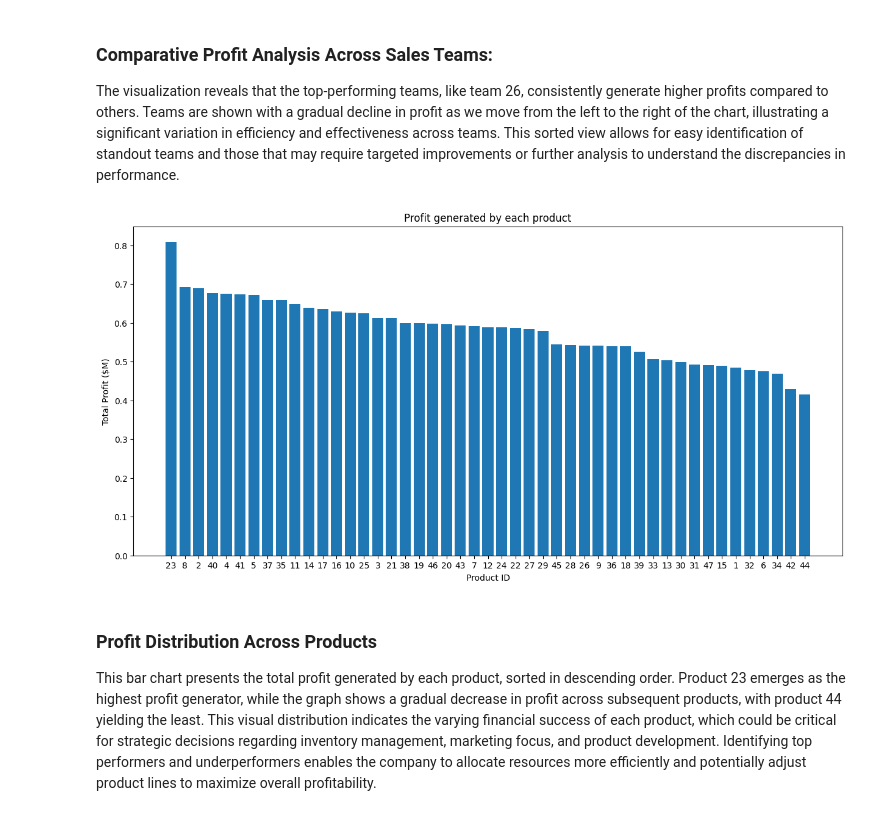
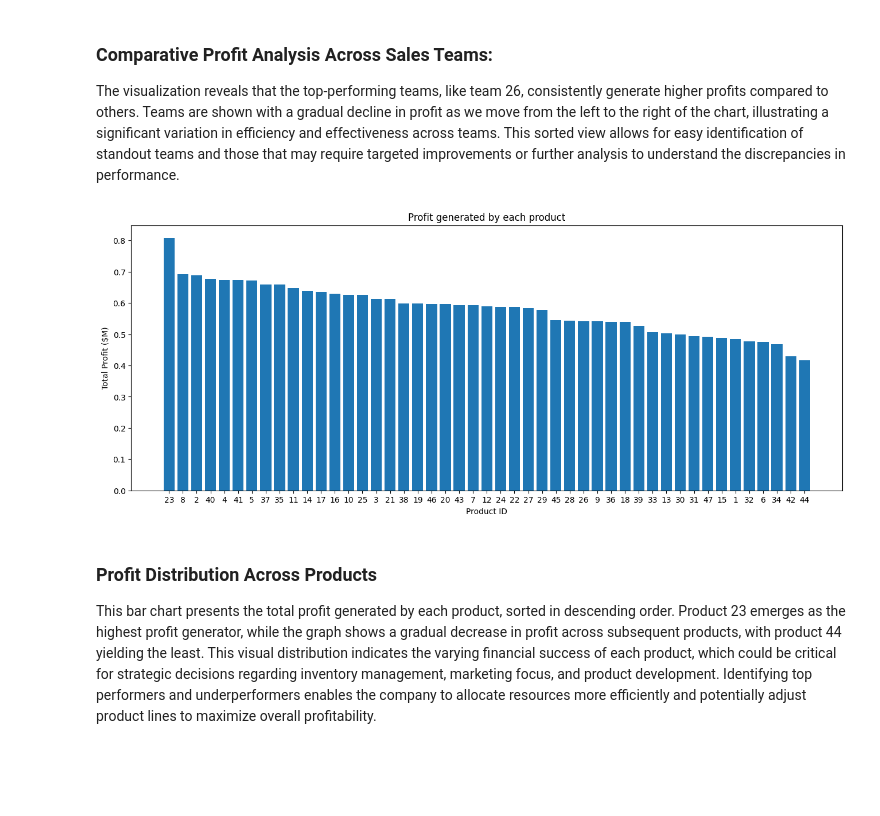
Before and after one commit to NataliaMikh/supply-chain-analysis, a Jupyter notebook: main.ipynb, the cells around one changed output. Cells and saved outputs as stored; diff of their text form; code cells hidden in the pictures; blank space fills up the shorter version.

```diff
--- a/main.ipynb
+++ b/main.ipynb
@@ -447,17 +447,17 @@ The visualization reveals that the top-performing teams, like team 26, consisten
 # %%
 # Profit generated by each product
 grouped_df_product = df.groupby('_ProductID')['Profit'].sum().reset_index()
 sorted_df_product = grouped_df_product.sort_values(
     by='Profit', ascending=False)
-plt.figure(figsize=(15, 7))
+plt.figure(figsize=(16, 6))
 plt.bar(sorted_df_product['_ProductID'].astype(str),
         sorted_df_product['Profit'], color='tab:blue')
 plt.title('Profit generated by each product')
 plt.xlabel('Product ID')
 plt.ylabel('Total Profit ($M)')
 plt.show()
 # %% [output]
-[figure, old version]
+[figure, new version]
 # %% [markdown]
 ### **Profit Distribution Across Products**
 
```
Also changed, not shown: parts of 4 cells of this notebook, 14 other files.
